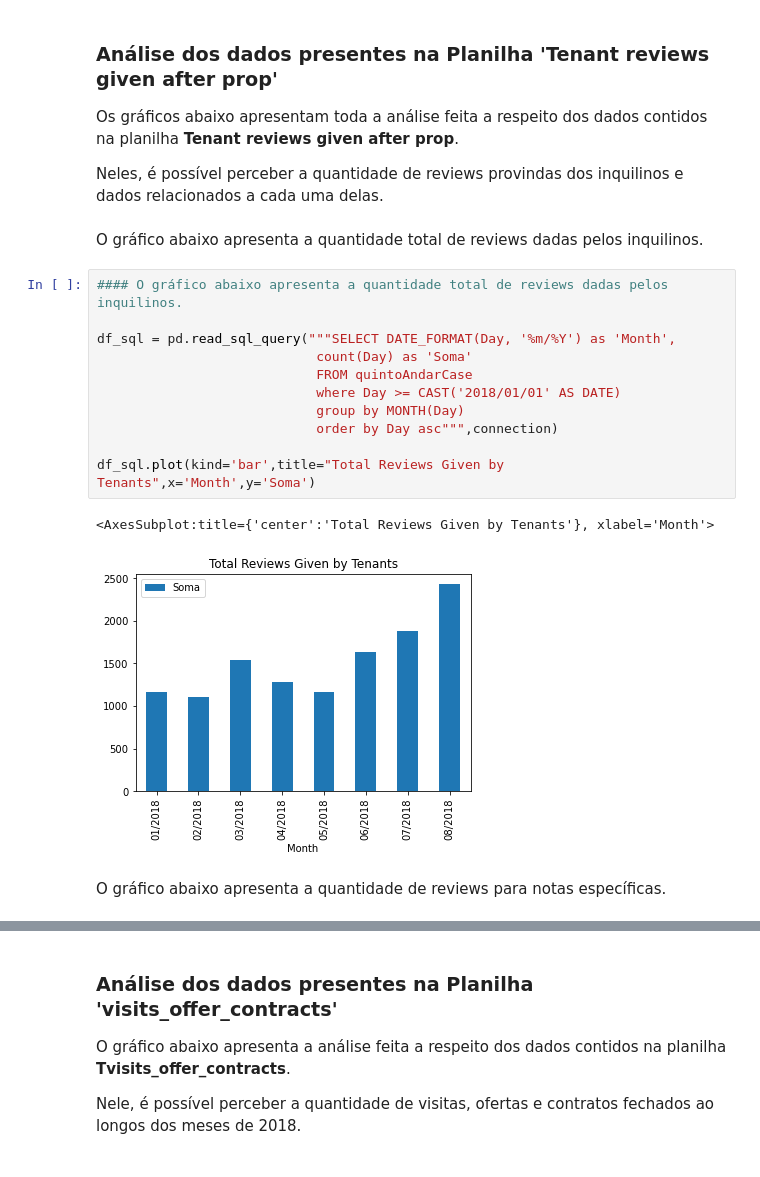
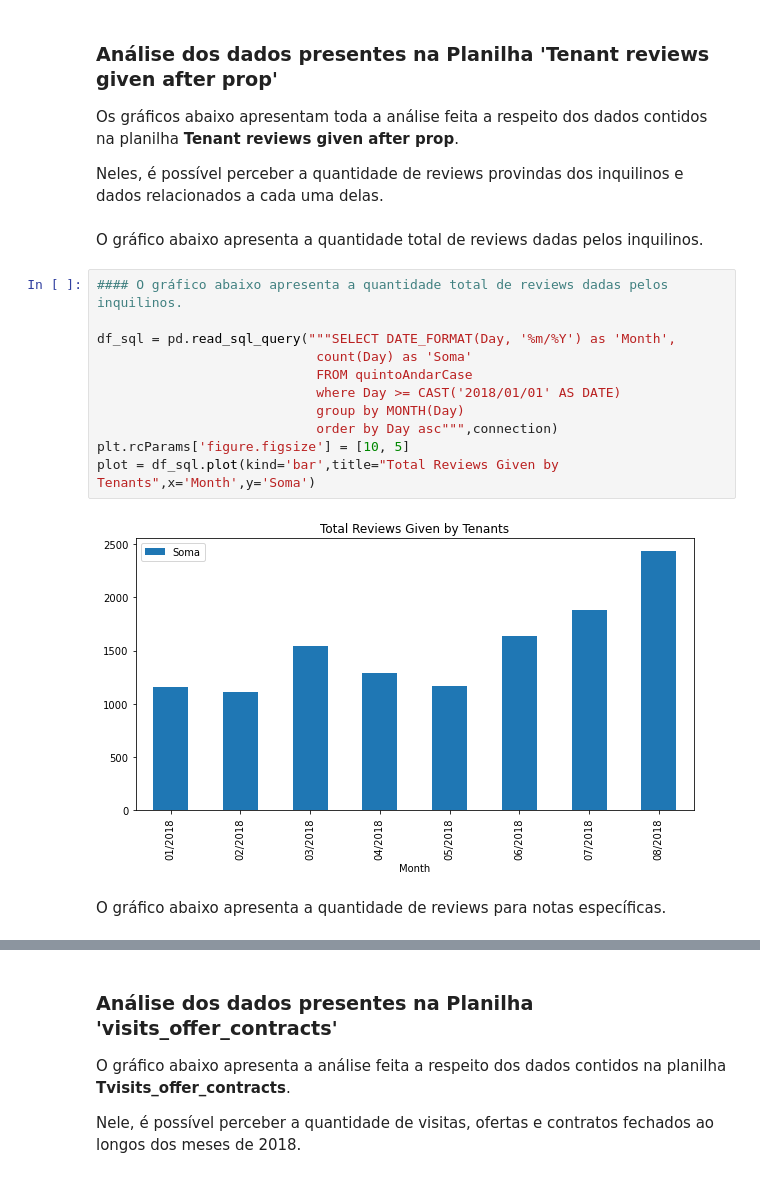
Before and after one commit to fourall/quintoAndarPedro, a Jupyter notebook: quintoAndarCase.ipynb, the cells around one changed output, grey strips where cells are left out. Saved outputs shown, nothing was run; the diff lists cells and outputs as text.

```diff
--- a/quintoAndarCase.ipynb
+++ b/quintoAndarCase.ipynb
@@ -211,24 +212,23 @@ cursor=connection.cursor()
 Os gráficos abaixo apresentam toda a análise feita a respeito dos dados contidos na planilha **Tenant reviews given after prop**.
 
 Neles, é possível perceber a quantidade de reviews provindas dos inquilinos e dados relacionados a cada uma delas.
-# %% [markdown]
-O gráfico abaixo apresenta a quantidade total de reviews dadas pelos inquilinos.
+# %% [markdown]
+O gráfico abaixo apresenta a quantidade total de reviews dadas pelos inquilinos.
 # %%
 #### O gráfico abaixo apresenta a quantidade total de reviews dadas pelos inquilinos.
 
 df_sql = pd.read_sql_query("""SELECT DATE_FORMAT(Day, '%m/%Y') as 'Month',
                             count(Day) as 'Soma'
                             FROM quintoAndarCase
                             where Day >= CAST('2018/01/01' AS DATE)
                             group by MONTH(Day)
                             order by Day asc""",connection)
-
-df_sql.plot(kind='bar',title="Total Reviews Given by Tenants",x='Month',y='Soma')
+plt.rcParams['figure.figsize'] = [10, 5]
+plot = df_sql.plot(kind='bar',title="Total Reviews Given by Tenants",x='Month',y='Soma')
 # %% [output]
-<AxesSubplot:title={'center':'Total Reviews Given by Tenants'}, xlabel='Month'>
-[figure, old version]
+[figure, new version]
-# %% [markdown]
-O gráfico abaixo apresenta a quantidade de reviews para notas específicas.
+# %% [markdown]
+O gráfico abaixo apresenta a quantidade de reviews para notas específicas.
 # %%
 #### O gráfico abaixo apresenta a quantidade de reviews para notas específicas.
 
```
Also changed, not shown: parts of 18 cells of this notebook.
